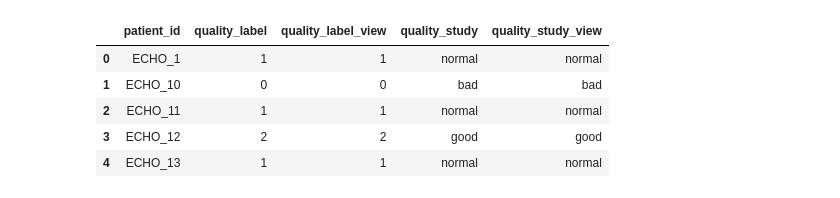
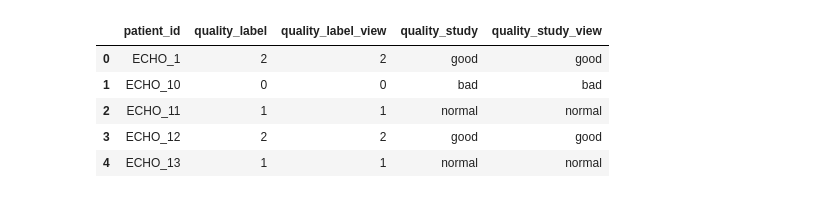
Before and after one commit to CardiovascularImagingVallHebron/EchoQuality, a Jupyter notebook: postprocess.ipynb, the cells around one changed output. Cells and saved outputs as stored; diff of their text form; code cells hidden in the pictures.

```diff
--- a/postprocess.ipynb
+++ b/postprocess.ipynb
@@ -37,7 +72,7 @@ video_df.head()
 | 4 | ..\echo\ECHO_1\1.2.826.0.1.368004... | 1.2.826.0.1.3680043.2.135.738651.... | [1.9497514963150024, -0.058453973... | A2C | ECHO_1 |
 # %%
 # Remove view == 'other'
-quality_videos = video_df[video_df['view'] != 'other'].copy()
+quality_videos = video_df[video_df['view'].isin(['A2C', 'A3C', 'A4C', 'A5C', 'PSAX_AO', 'PSAX_PM', 'PSAX_MV', 'PLAX'])].copy()
 
 # Process quality labels: softmax + argmax (0: bad, 1: normal, 2: good)
 def get_quality_label(quality_val):
@@ -52,6 +87,13 @@ def get_quality_label(quality_val):
     return label
 
 quality_videos['quality_label'] = quality_videos['quality'].apply(get_quality_label)
+
+# Collapse PSAX subviews for view-level voting only
+quality_videos['view_vote'] = quality_videos['view'].replace({
+    'PSAX_AO': 'PSAX',
+    'PSAX_PM': 'PSAX',
+    'PSAX_MV': 'PSAX',
+})
 
 # Voting at patient level
 def vote_quality(group):
@@ -106,35 +148,35 @@ def vote_quality(group):
     # If normal+good is equal or more, distinguish between normal and good
     if normal_count > good_count:
         return 1  # normal
     else:  # good_count >= normal_count
         return 2  # good
 
 quality_patient = quality_videos.groupby('patient_id').apply(vote_quality).reset_index()
 quality_patient.columns = ['patient_id', 'quality_label']
 
 # Best quality per distinct view, then vote across views using the same study criteria
 quality_view_max = (
-    quality_videos.groupby(['patient_id', 'view'])['quality_label']
+    quality_videos.groupby(['patient_id', 'view_vote'])['quality_label']
     .max()
     .reset_index()
 )
 quality_patient_view = quality_view_max.groupby('patient_id').apply(vote_quality).reset_index()
 quality_patient_view.columns = ['patient_id', 'quality_label_view']
 quality_patient = quality_patient.merge(quality_patient_view, on='patient_id', how='left')
 
 # Map numeric labels to quality names
 quality_map = {0: 'bad', 1: 'normal', 2: 'good'}
 quality_patient['quality_study'] = quality_patient['quality_label'].map(quality_map)
 quality_patient['quality_study_view'] = quality_patient['quality_label_view'].map(quality_map)
 
 # Use the view-based study quality as the canonical study-level quality downstream
 quality_patient['quality_label'] = quality_patient['quality_label_view']
 quality_patient['quality_study'] = quality_patient['quality_study_view']
 
 quality_patient.head()
 # %% [output]
 |  | patient_id | quality_label | quality_label_view | quality_study | quality_study_view |
-| 0 | ECHO_1 | 1 | 1 | normal | normal |
+| 0 | ECHO_1 | 2 | 2 | good | good |
 | 1 | ECHO_10 | 0 | 0 | bad | bad |
 | 2 | ECHO_11 | 1 | 1 | normal | normal |
 | 3 | ECHO_12 | 2 | 2 | good | good |
```
Also changed, not shown: parts of 22 cells of this notebook, 1 other file.
